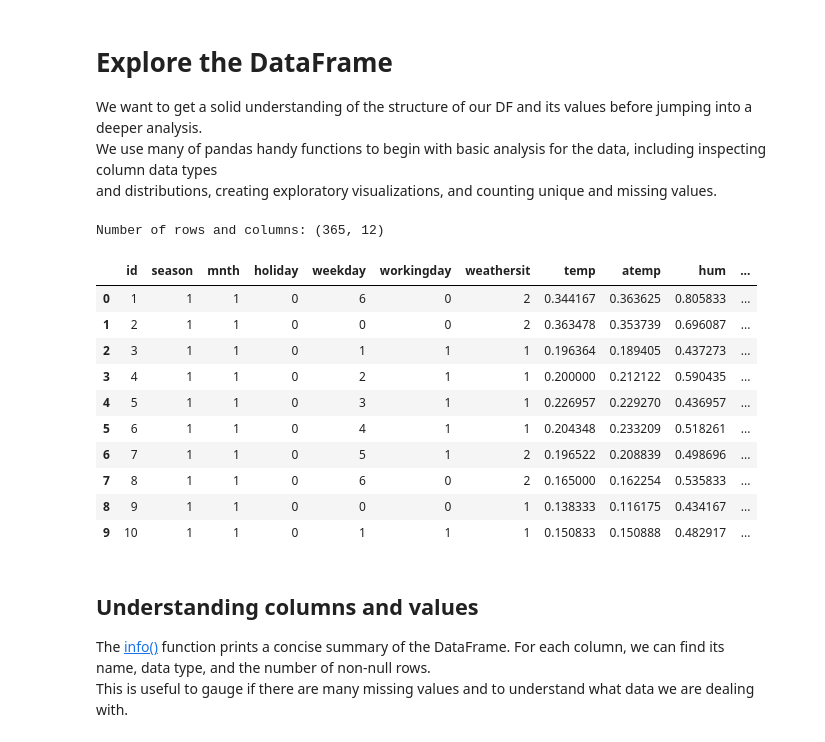
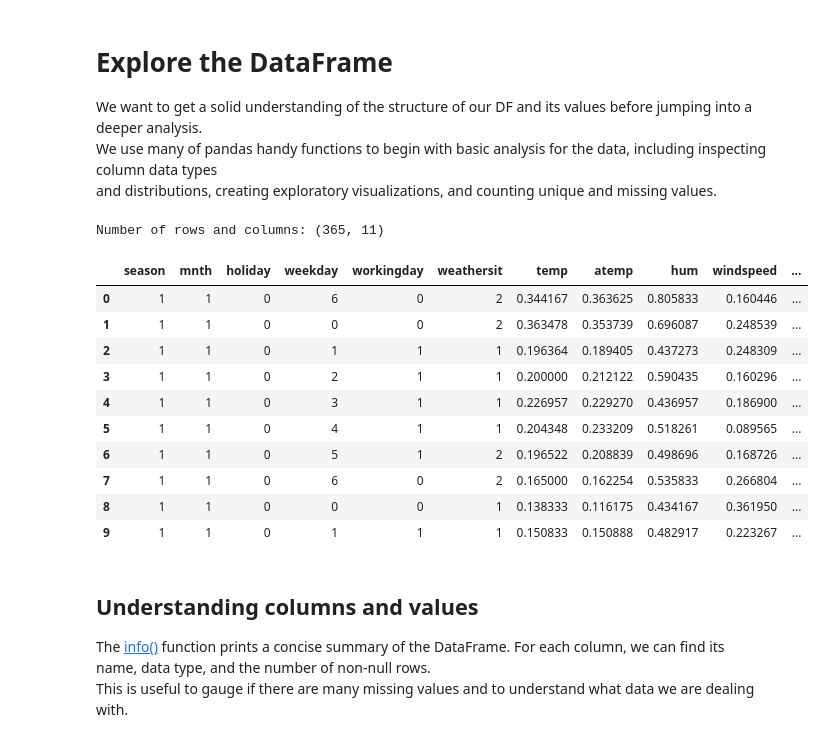
Before and after one commit to OdedHellman/Bike-Sharing-Demand---Kaggle-Competition, a Jupyter notebook: competition_notebook.ipynb, the cells around one changed output. Drawn from its saved outputs; the diff is of its cells as text; code cells hidden in the pictures.

```diff
--- a/competition_notebook.ipynb
+++ b/competition_notebook.ipynb
@@ -6,35 +6,38 @@ We use many of pandas handy functions to begin with basic analysis for the data,
 # %%
 import pandas as pd
 import numpy as np
 import matplotlib.pyplot as plt
 import seaborn as sns
 %matplotlib inline
 
 # Load the dataset into a DataFrame
 train = pd.read_csv("./data/train.csv")
 test = pd.read_csv("./data/test.csv")
 
 # df = pd.concat([train, test], sort=False)
 df = train.copy()
 
+# Drop id column - id is not a feature
+df = df.drop(['id'], axis=1)
+
 # Print the number of rows and columns
 print("Number of rows and columns:", df.shape)
 
 # Print the first 10 rows
 df.head(10)
 # %% [output]
-Number of rows and columns: (365, 12)
+Number of rows and columns: (365, 11)
-|  | id | season | mnth | holiday | weekday | workingday | weathersit | temp | atemp | hum | ... |
-| 0 | 1 | 1 | 1 | 0 | 6 | 0 | 2 | 0.344167 | 0.363625 | 0.805833 | ... |
-| 1 | 2 | 1 | 1 | 0 | 0 | 0 | 2 | 0.363478 | 0.353739 | 0.696087 | ... |
-| 2 | 3 | 1 | 1 | 0 | 1 | 1 | 1 | 0.196364 | 0.189405 | 0.437273 | ... |
-| 3 | 4 | 1 | 1 | 0 | 2 | 1 | 1 | 0.200000 | 0.212122 | 0.590435 | ... |
-| 4 | 5 | 1 | 1 | 0 | 3 | 1 | 1 | 0.226957 | 0.229270 | 0.436957 | ... |
-| 5 | 6 | 1 | 1 | 0 | 4 | 1 | 1 | 0.204348 | 0.233209 | 0.518261 | ... |
-| 6 | 7 | 1 | 1 | 0 | 5 | 1 | 2 | 0.196522 | 0.208839 | 0.498696 | ... |
-| 7 | 8 | 1 | 1 | 0 | 6 | 0 | 2 | 0.165000 | 0.162254 | 0.535833 | ... |
-| 8 | 9 | 1 | 1 | 0 | 0 | 0 | 1 | 0.138333 | 0.116175 | 0.434167 | ... |
-| 9 | 10 | 1 | 1 | 0 | 1 | 1 | 1 | 0.150833 | 0.150888 | 0.482917 | ... |
+|  | season | mnth | holiday | weekday | workingday | weathersit | temp | atemp | hum | windspeed | ... |
+| 0 | 1 | 1 | 0 | 6 | 0 | 2 | 0.344167 | 0.363625 | 0.805833 | 0.160446 | ... |
+| 1 | 1 | 1 | 0 | 0 | 0 | 2 | 0.363478 | 0.353739 | 0.696087 | 0.248539 | ... |
+| 2 | 1 | 1 | 0 | 1 | 1 | 1 | 0.196364 | 0.189405 | 0.437273 | 0.248309 | ... |
+| 3 | 1 | 1 | 0 | 2 | 1 | 1 | 0.200000 | 0.212122 | 0.590435 | 0.160296 | ... |
+| 4 | 1 | 1 | 0 | 3 | 1 | 1 | 0.226957 | 0.229270 | 0.436957 | 0.186900 | ... |
+| 5 | 1 | 1 | 0 | 4 | 1 | 1 | 0.204348 | 0.233209 | 0.518261 | 0.089565 | ... |
+| 6 | 1 | 1 | 0 | 5 | 1 | 2 | 0.196522 | 0.208839 | 0.498696 | 0.168726 | ... |
+| 7 | 1 | 1 | 0 | 6 | 0 | 2 | 0.165000 | 0.162254 | 0.535833 | 0.266804 | ... |
+| 8 | 1 | 1 | 0 | 0 | 0 | 1 | 0.138333 | 0.116175 | 0.434167 | 0.361950 | ... |
+| 9 | 1 | 1 | 0 | 1 | 1 | 1 | 0.150833 | 0.150888 | 0.482917 | 0.223267 | ... |
 # %% [markdown]
 ## Understanding columns and values
 The [info()](https://pandas.pydata.org/docs/reference/api/pandas.DataFrame.info.html) function prints a concise summary of the DataFrame. For each column, we can find its name, data type, and the number of non-null rows.<br>  This is useful to gauge if there are many missing values and to understand what data we are dealing with.
```
Also changed, not shown: parts of 9 cells of this notebook.
